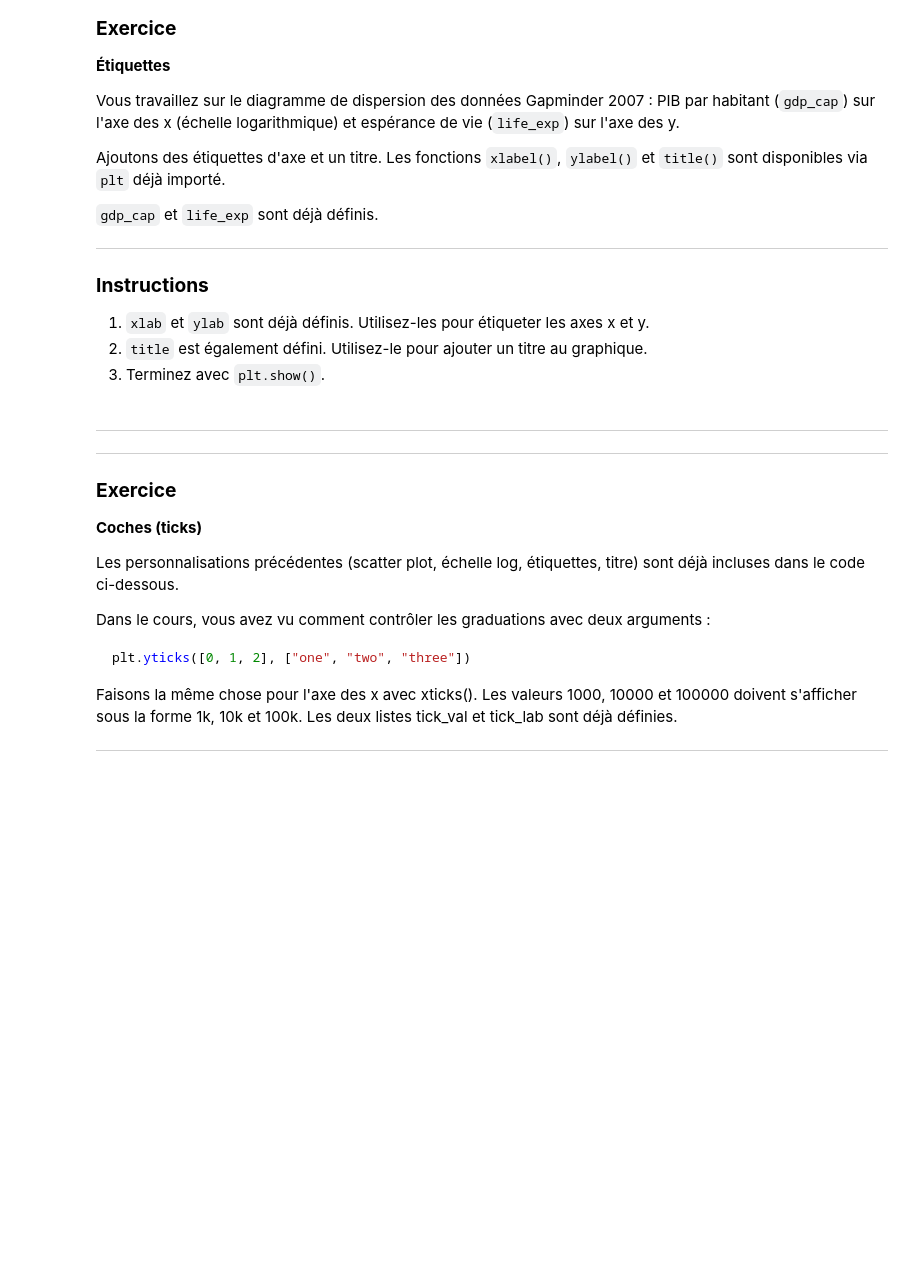
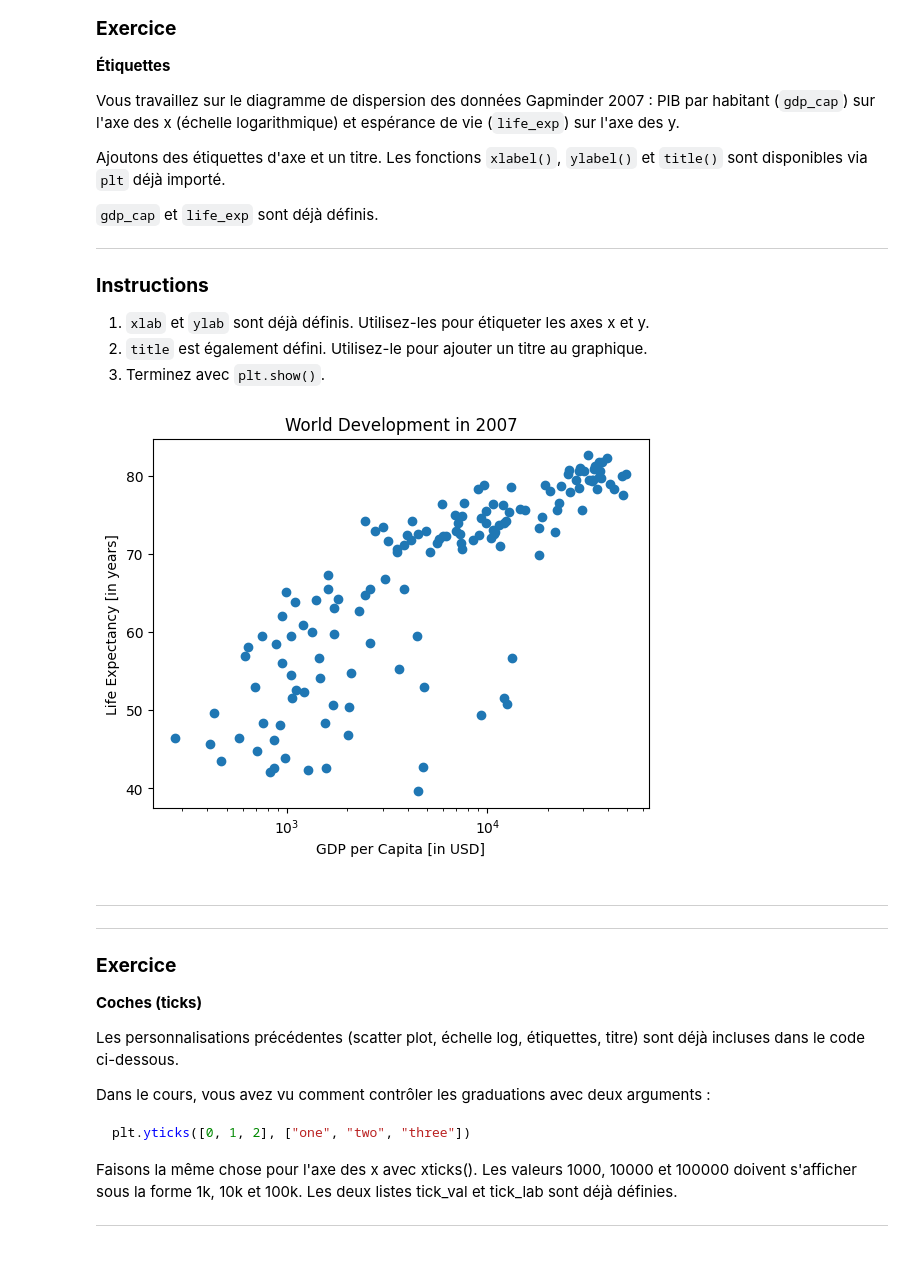
Before and after one commit to Arthur-Thiollier-Haute-Pottier/upjv-python-datascience, a Jupyter notebook: td05_enonce.ipynb, the cells around one changed output. Saved outputs shown, nothing was run; the diff lists cells and outputs as text; code cells hidden in the pictures; blank space fills up the shorter version.

```diff
--- a/td05_enonce.ipynb
+++ b/td05_enonce.ipynb
@@ -585,22 +585,24 @@ Ajoutons des étiquettes d'axe et un titre. Les fonctions `xlabel()`, `ylabel()`
 # %%
 # Basic scatter plot, log scale
 plt.scatter(gdp_cap, life_exp)
 plt.xscale('log')
 
 # Strings
 xlab = 'GDP per Capita [in USD]'
 ylab = 'Life Expectancy [in years]'
 title = 'World Development in 2007'
 
 # Add axis labels
-____
-____
+plt.xlabel(xlab)
+plt.ylabel(ylab)
 
 # Add title
-____
+plt.title(title)
 
 # After customizing, display the plot
-____
+plt.show()
+# %% [output]
+[figure, added]
 # %% [markdown]
 ---
 ---
```
Also changed, not shown: parts of 4 cells of this notebook.
